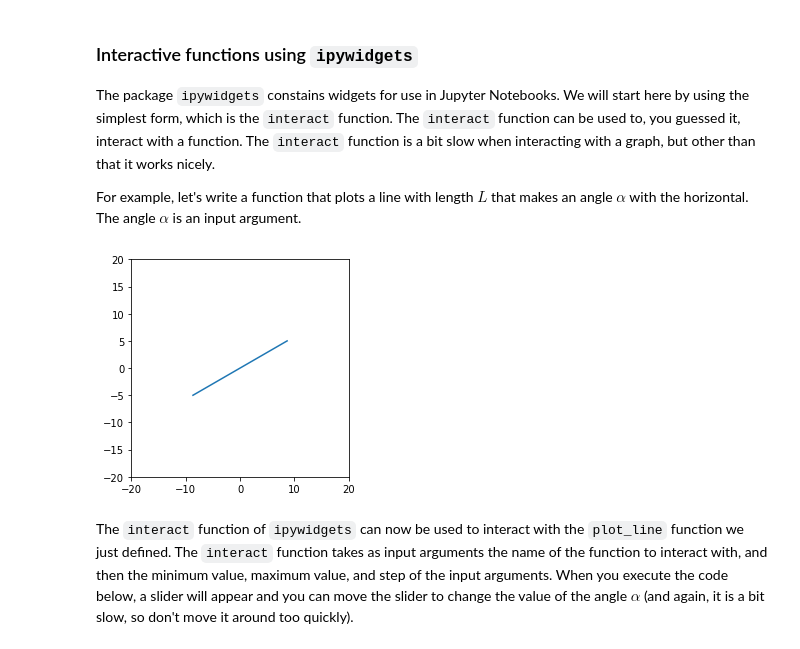
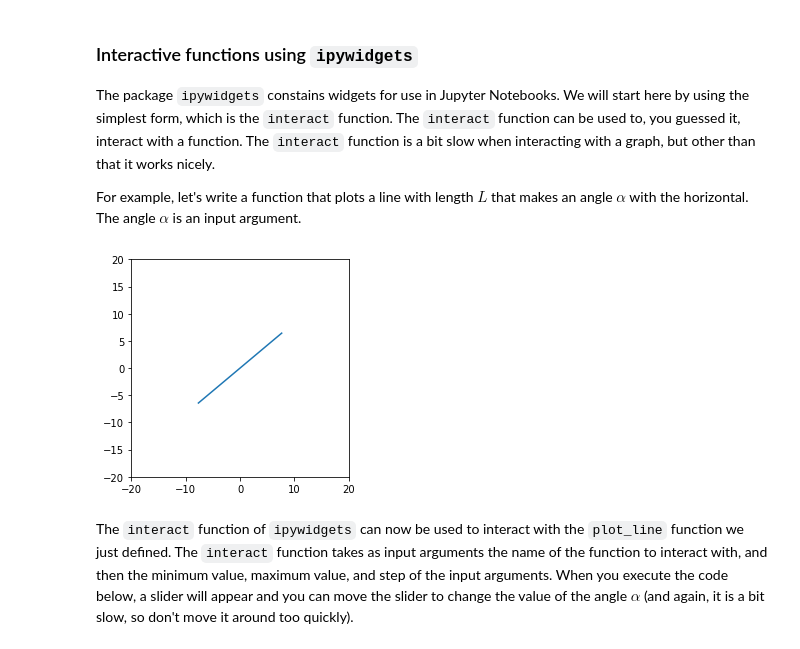
Before and after one commit to baaragdata/BAA_RAG_Python_Workshop, a Jupyter notebook: PYTHON/mbakker7-exploratory_computing_with_python-5d05f29/notebook4_functions/py_exploratory_comp_4.ipynb, the cells around one changed output. Saved outputs shown, nothing was run; the diff lists cells and outputs as text; code cells hidden in the pictures.

```diff
--- a/PYTHON/mbakker7-exploratory_computing_with_python-5d05f29/notebook4_functions/py_exploratory_comp_4.ipynb
+++ b/PYTHON/mbakker7-exploratory_computing_with_python-5d05f29/notebook4_functions/py_exploratory_comp_4.ipynb
@@ -327,16 +323,16 @@ For example, let's write a function that plots a line with length $L$ that makes
 # %%
 def plot_line(alpha):
     L = 20
     x = L / 2 * np.cos(np.deg2rad(alpha))
     y = L / 2 * np.sin(np.deg2rad(alpha))
     plt.plot([-x, x], [-y, y])
     plt.axis('scaled')
     plt.xlim(-20, 20)
     plt.ylim(-20, 20)
 
-plot_line(30)
+plot_line(40)
 # %% [output]
-[figure, old version]
+[figure, new version]
 # %% [markdown]
 The `interact` function of `ipywidgets` can now be used to interact with the `plot_line` function we just defined. The `interact` function takes as input arguments the name of the function to interact with, and then the minimum value,  maximum value, and step of the input arguments. When you execute the code below, a slider will appear and you can move the slider to change the value of the angle $\alpha$ (and again, it is a bit slow, so don't move it around too quickly).
 # %%
```
Also changed, not shown: parts of 10 cells of this notebook, 15 other files.
